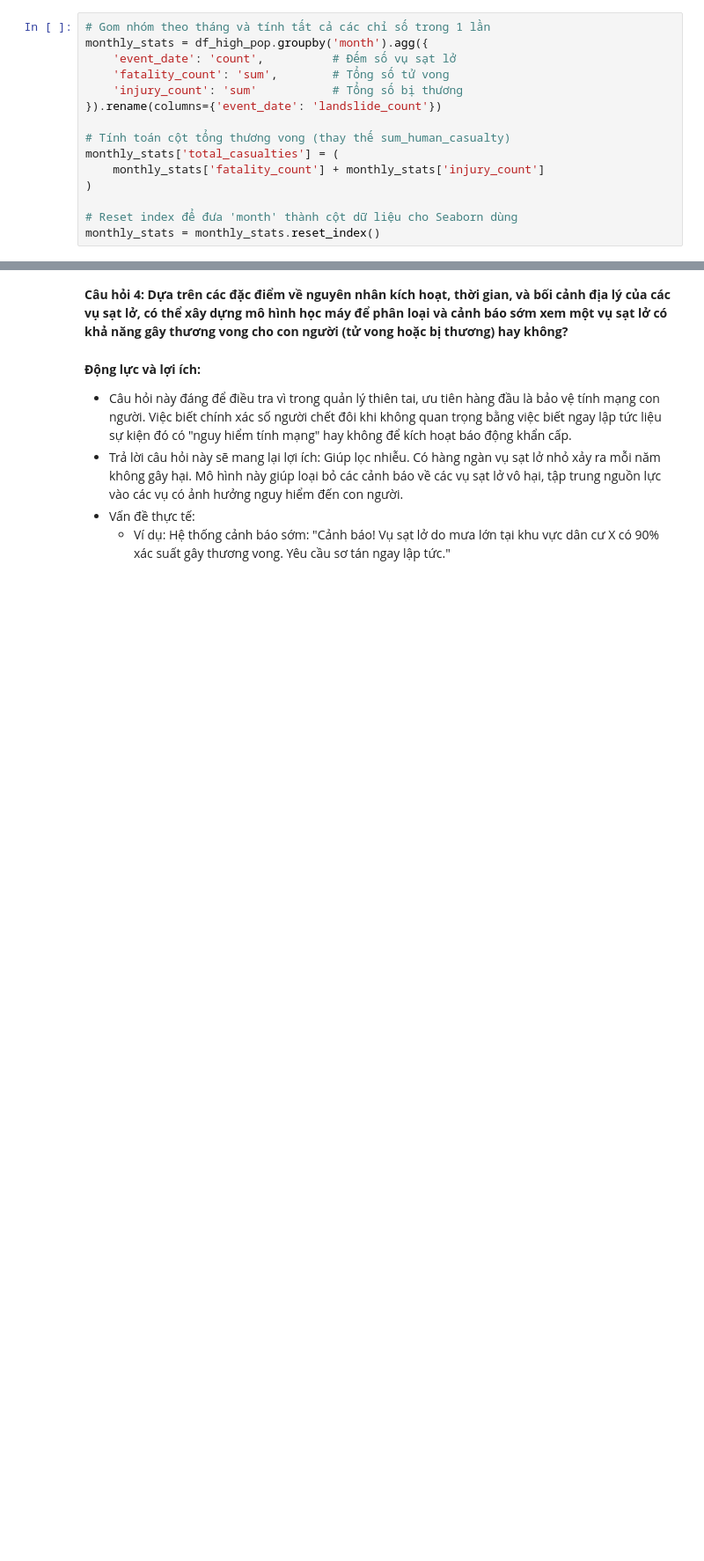
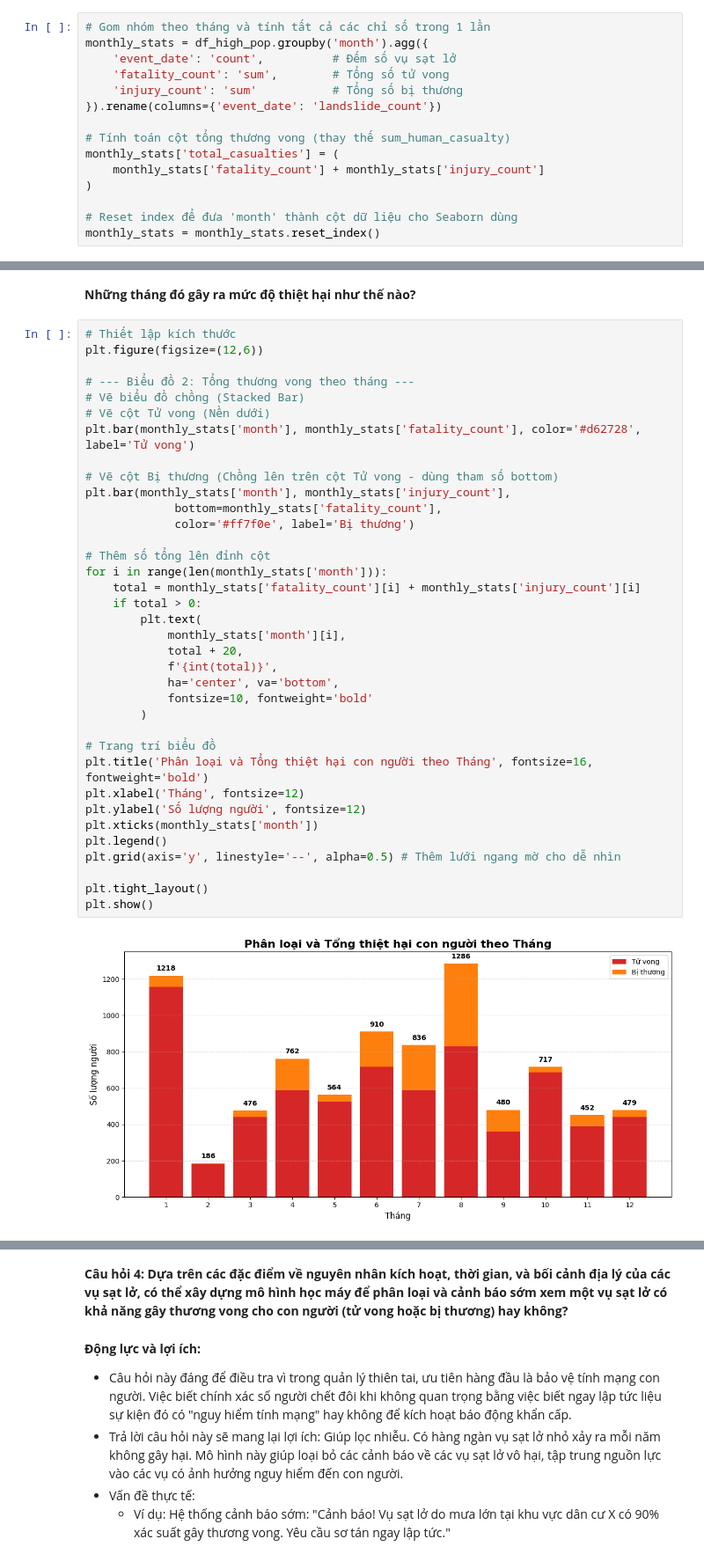
Before and after one commit to tientien01/Global-Landslide-Catalog-NASA-Analysis, a Jupyter notebook: notebook/05_modeling.ipynb, the cells around one changed output, grey strips where cells are left out. Shown at 88% size. Drawn from its saved outputs; the diff is of its cells as text; blank space fills up the shorter version.

```diff
--- a/notebook/05_modeling.ipynb
+++ b/notebook/05_modeling.ipynb
@@ -162,0 +158,40 @@ plt.show()
+# %% [markdown]
+**Những tháng đó gây ra mức độ thiệt hại như thế nào?**
+# %%
+# Thiết lập kích thước
+plt.figure(figsize=(12,6))
+
+# --- Biểu đồ 2: Tổng thương vong theo tháng ---
+# Vẽ biểu đồ chồng (Stacked Bar)
+# Vẽ cột Tử vong (Nền dưới)
+plt.bar(monthly_stats['month'], monthly_stats['fatality_count'], color='#d62728', label='Tử vong')
+
+# Vẽ cột Bị thương (Chồng lên trên cột Tử vong - dùng tham số bottom)
+plt.bar(monthly_stats['month'], monthly_stats['injury_count'],
+             bottom=monthly_stats['fatality_count'],
+             color='#ff7f0e', label='Bị thương')
+
+# Thêm số tổng lên đỉnh cột
+for i in range(len(monthly_stats['month'])):
+    total = monthly_stats['fatality_count'][i] + monthly_stats['injury_count'][i]
+    if total > 0:
+        plt.text(
+            monthly_stats['month'][i],
+            total + 20,
+            f'{int(total)}',
+            ha='center', va='bottom',
+            fontsize=10, fontweight='bold'
+        )
+
+# Trang trí biểu đồ
+plt.title('Phân loại và Tổng thiệt hại con người theo Tháng', fontsize=16, fontweight='bold')
+plt.xlabel('Tháng', fontsize=12)
+plt.ylabel('Số lượng người', fontsize=12)
+plt.xticks(monthly_stats['month'])
+plt.legend()
+plt.grid(axis='y', linestyle='--', alpha=0.5) # Thêm lưới ngang mờ cho dễ nhìn
+
+plt.tight_layout()
+plt.show()
+# %% [output]
+[figure, added]
```
Also changed, not shown: parts of 14 cells of this notebook.
